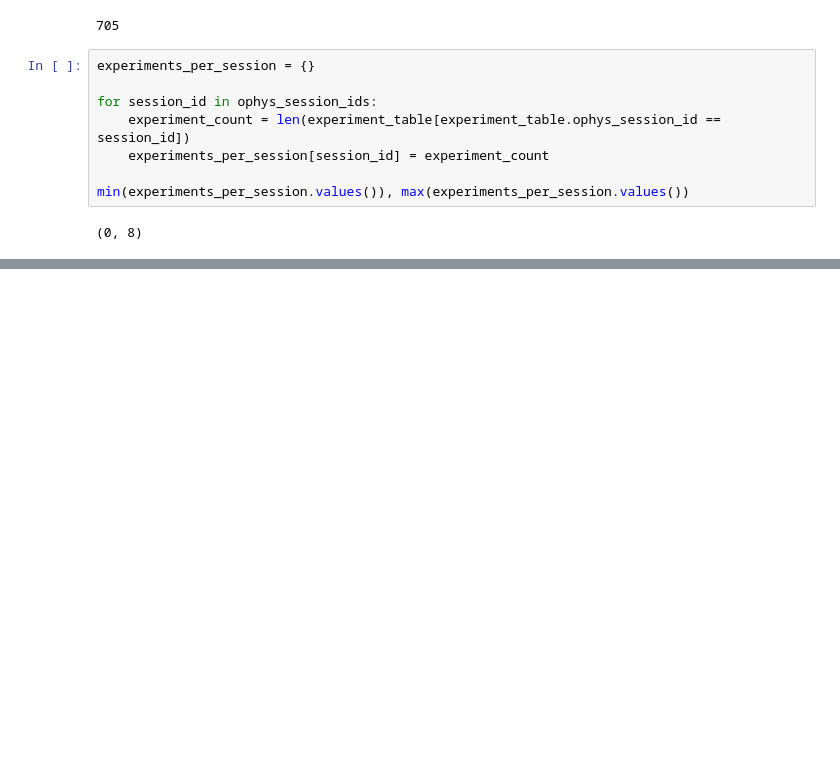
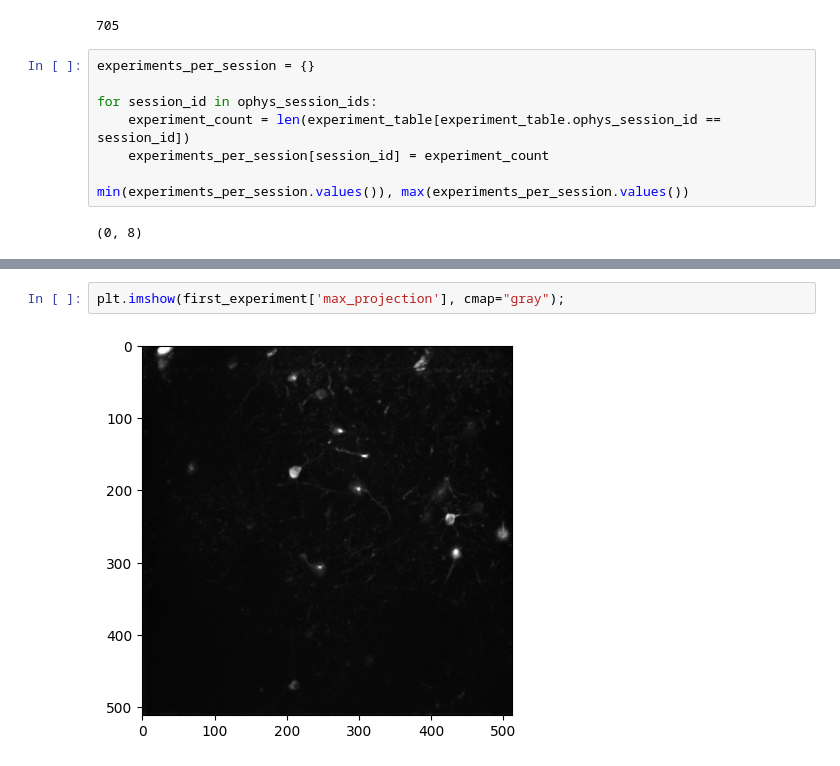
Before and after one commit to EugOT/CN-pr-Allen-Brain, a Jupyter notebook: Alex-SDK-dataset.ipynb, the cells around one changed output, grey strips where cells are left out. Cells and saved outputs as stored; diff of their text form; blank space fills up the shorter version.

```diff
--- a/Alex-SDK-dataset.ipynb
+++ b/Alex-SDK-dataset.ipynb
@@ -74,0 +122,4 @@ for ophys_experiment_id in ophys_experiment_ids:
+# %%
+plt.imshow(first_experiment['max_projection'], cmap="gray");
+# %% [output]
+[figure, added]
```
Also changed, not shown: parts of 8 cells of this notebook, 1 other file.
